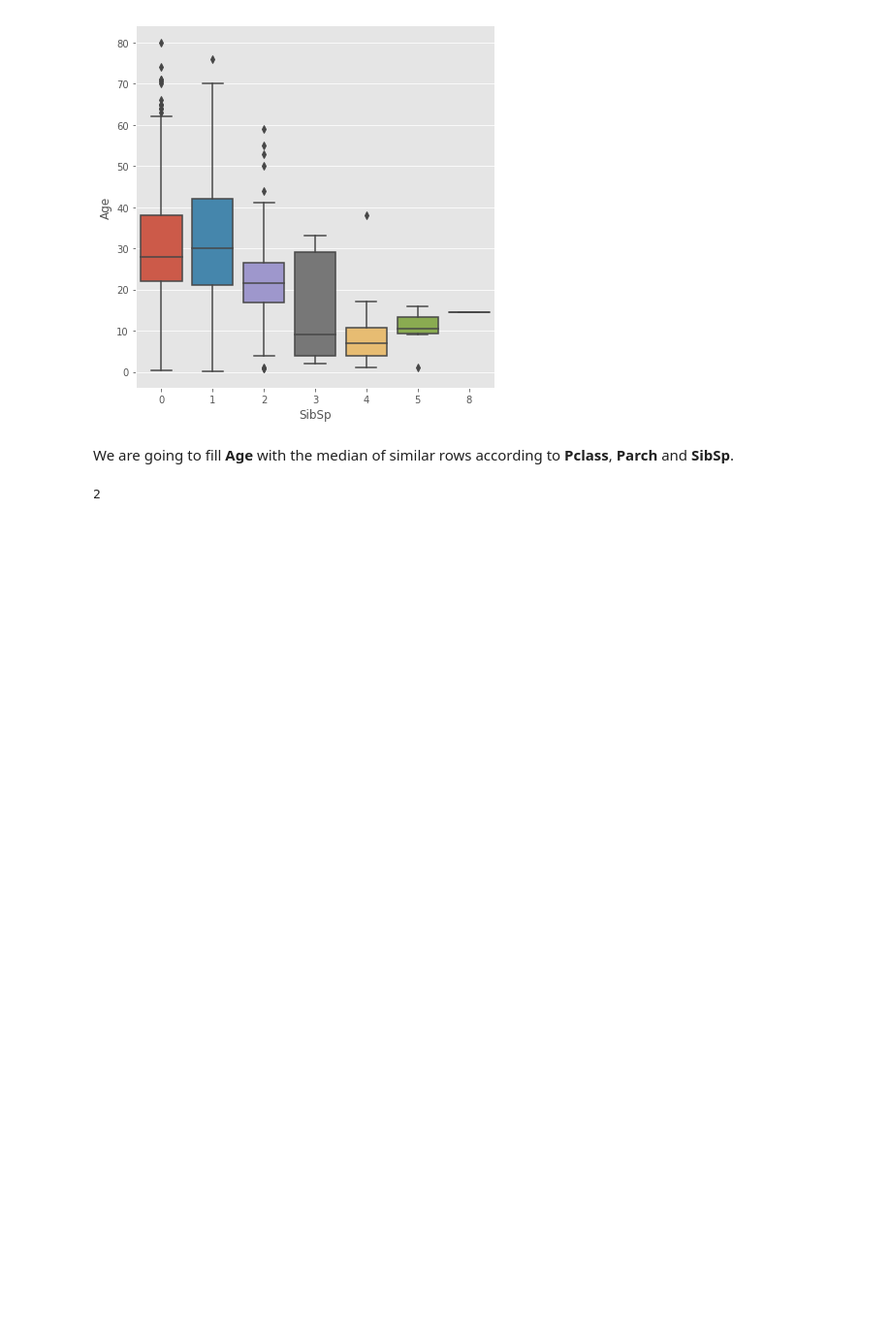
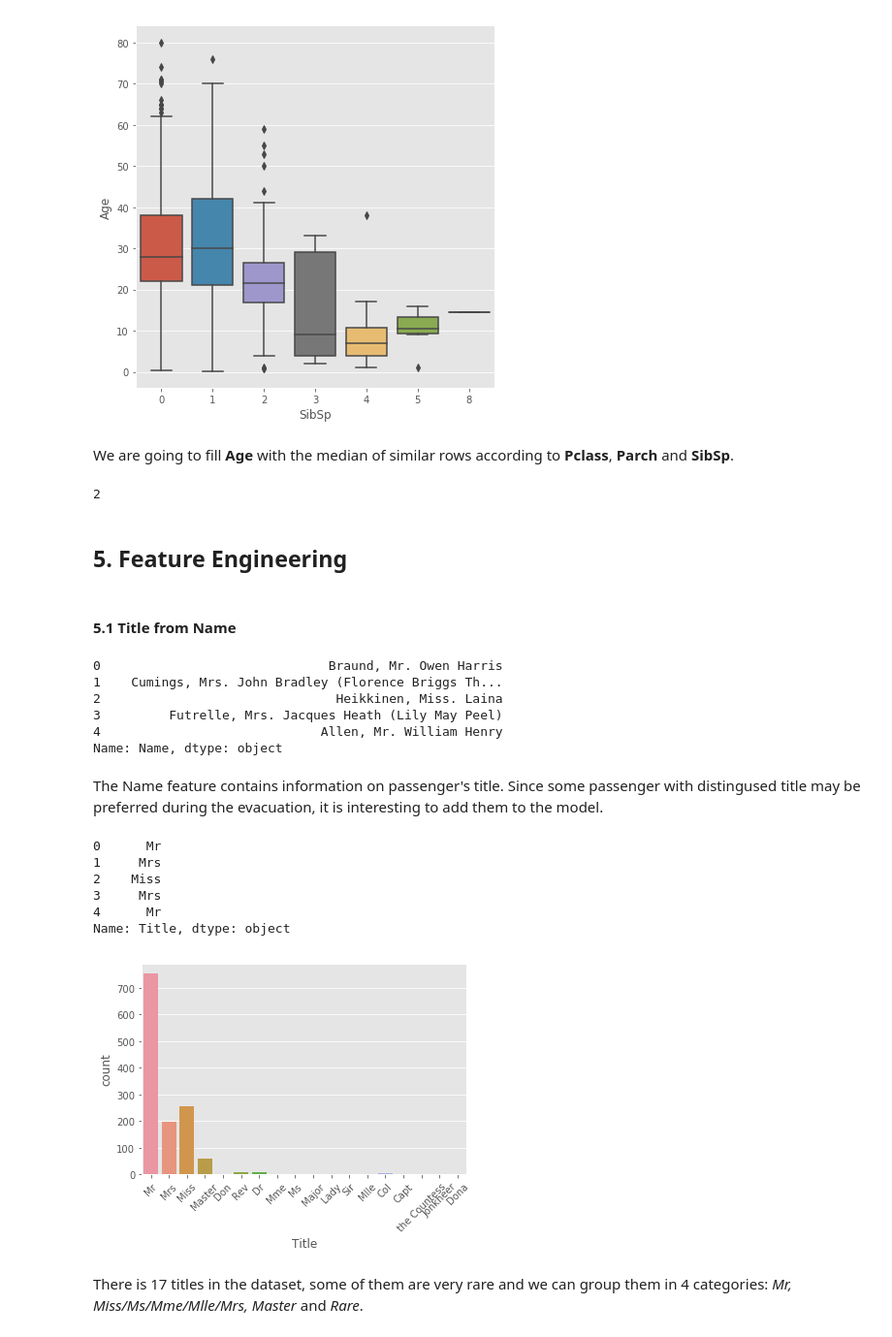
Before and after one commit to Juanan4290/Predicting-Property-Maintenance-Fines, a Jupyter notebook: TitanicChallenge/TitanicChallenge_v2.ipynb, the cells around one changed output. Shown at 97% size. Saved outputs shown, nothing was run; the diff lists cells and outputs as text; code cells hidden in the pictures; blank space fills up the shorter version.

```diff
--- a/TitanicChallenge/TitanicChallenge_v2.ipynb
+++ b/TitanicChallenge/TitanicChallenge_v2.ipynb
@@ -403,4 +401,36 @@ dataset['Age'].isnull().sum()
 2
 # %%
 #Missing values that don't belong to any previous group are replaced by median of ages.
-dataset[np.isnan(dataset['Age'])]=dataset['Age'].median()
+dataset['Age'][np.isnan(dataset['Age'])]=dataset['Age'].median()
+# %% [markdown]
+## 5. Feature Engineering
+# %% [markdown]
+#### 5.1 Title from Name
+# %%
+dataset['Name'].head()
+# %% [output]
+0                              Braund, Mr. Owen Harris
+1    Cumings, Mrs. John Bradley (Florence Briggs Th...
+2                               Heikkinen, Miss. Laina
+3         Futrelle, Mrs. Jacques Heath (Lily May Peel)
+4                             Allen, Mr. William Henry
+Name: Name, dtype: object
+# %% [markdown]
+The Name feature contains information on passenger's title. Since some passenger with distingused title may be preferred during the evacuation, it is interesting to add them to the model.
+# %%
+dataset['Title']=pd.Series(map(lambda x:x.split(',')[1].split('.')[0].strip(),dataset['Name']))
+dataset['Title'].head()
+# %% [output]
+0      Mr
+1     Mrs
+2    Miss
+3     Mrs
+4      Mr
+Name: Title, dtype: object
+# %%
+g = sns.countplot(x="Title",data=dataset)
+g = plt.setp(g.get_xticklabels(), rotation=45)
+# %% [output]
+[figure, added]
+# %% [markdown]
+There is 17 titles in the dataset, some of them are very rare and we can group them in 4 categories: *Mr, Miss/Ms/Mme/Mlle/Mrs, Master* and *Rare*.
```
Also changed, not shown: parts of 50 cells of this notebook, 1 other file.
